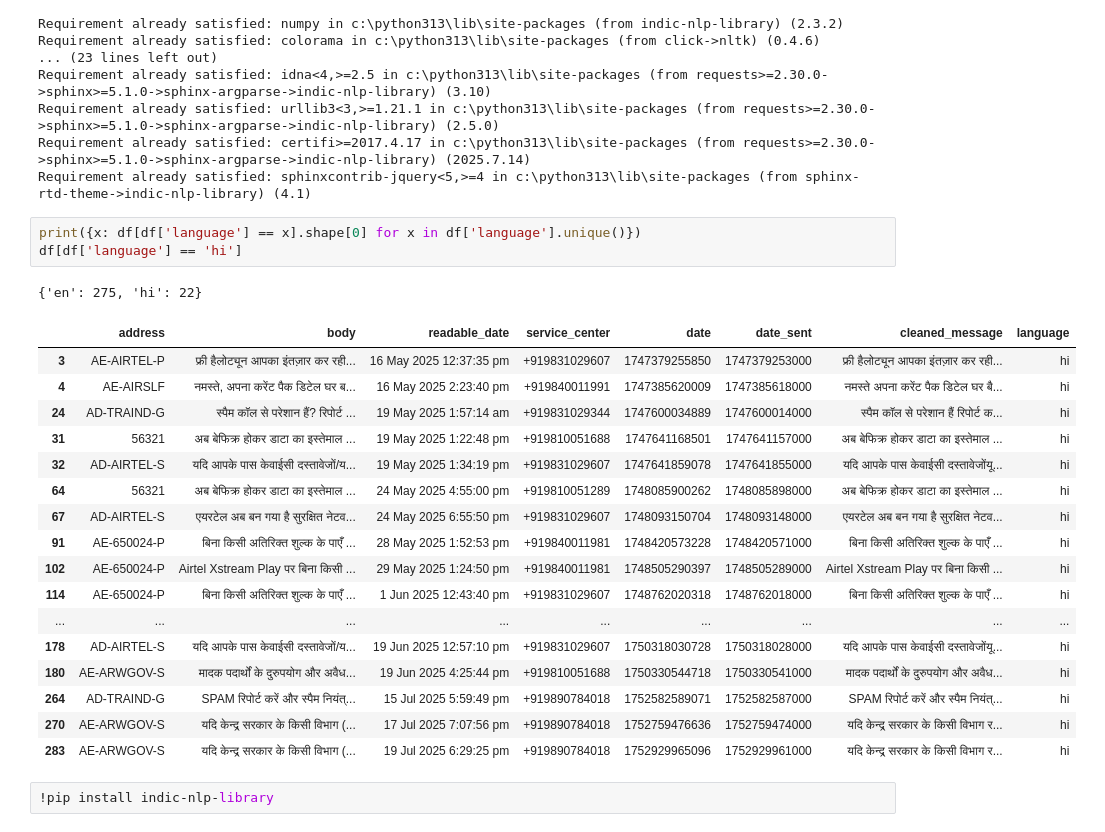
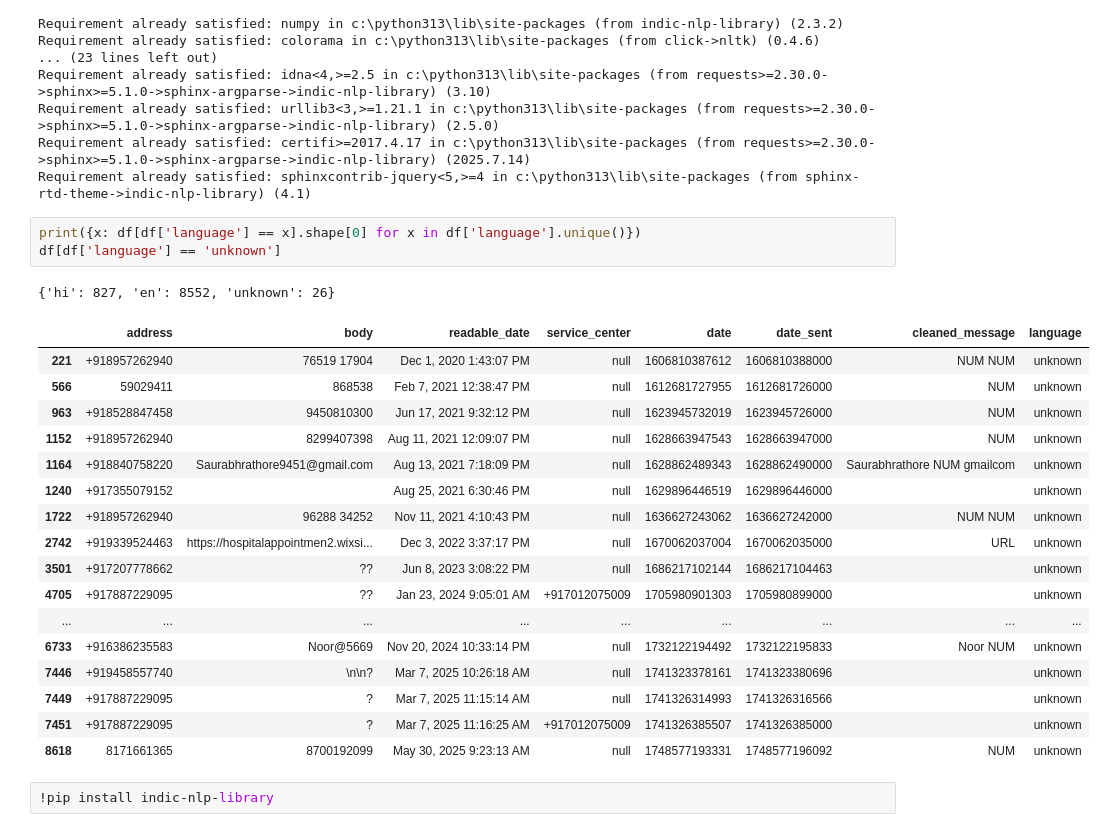
Before and after one commit to mhsuhail00/Filtrix, a Jupyter notebook: Progress.ipynb, the cells around one changed output. Saved outputs shown, nothing was run; the diff lists cells and outputs as text.

```diff
--- a/Progress.ipynb
+++ b/Progress.ipynb
@@ -149,26 +132,26 @@ Requirement already satisfied: certifi>=2017.4.17 in c:\python313\lib\site-packa
 Requirement already satisfied: sphinxcontrib-jquery<5,>=4 in c:\python313\lib\site-packages (from sphinx-rtd-theme->indic-nlp-library) (4.1)
 # %%
 print({x: df[df['language'] == x].shape[0] for x in df['language'].unique()})
-df[df['language'] == 'hi']
+df[df['language'] == 'unknown']
 # %% [output]
-{'en': 275, 'hi': 22}
+{'hi': 827, 'en': 8552, 'unknown': 26}
 |  | address | body | readable_date | service_center | date | date_sent | cleaned_message | language |
-| 3 | AE-AIRTEL-P | फ्री हैलोट्यून आपका इंतज़ार कर रही... | 16 May 2025 12:37:35 pm | +919831029607 | 1747379255850 | 1747379253000 | फ्री हैलोट्यून आपका इंतज़ार कर रही... | hi |
-| 4 | AE-AIRSLF | नमस्ते, अपना करेंट पैक डिटेल घर ब... | 16 May 2025 2:23:40 pm | +919840011991 | 1747385620009 | 1747385618000 | नमस्ते अपना करेंट पैक डिटेल घर बै... | hi |
-| 24 | AD-TRAIND-G | स्पैम कॉल से परेशान हैं? रिपोर्ट ... | 19 May 2025 1:57:14 am | +919831029344 | 1747600034889 | 1747600014000 | स्पैम कॉल से परेशान हैं रिपोर्ट क... | hi |
-| 31 | 56321 | अब बेफिक्र होकर डाटा का इस्तेमाल ... | 19 May 2025 1:22:48 pm | +919810051688 | 1747641168501 | 1747641157000 | अब बेफिक्र होकर डाटा का इस्तेमाल ... | hi |
-| 32 | AD-AIRTEL-S | यदि आपके पास केवाईसी दस्तावेजों/य... | 19 May 2025 1:34:19 pm | +919831029607 | 1747641859078 | 1747641855000 | यदि आपके पास केवाईसी दस्तावेजोंयू... | hi |
-| 64 | 56321 | अब बेफिक्र होकर डाटा का इस्तेमाल ... | 24 May 2025 4:55:00 pm | +919810051289 | 1748085900262 | 1748085898000 | अब बेफिक्र होकर डाटा का इस्तेमाल ... | hi |
-| 67 | AD-AIRTEL-S | एयरटेल अब बन गया है सुरक्षित नेटव... | 24 May 2025 6:55:50 pm | +919831029607 | 1748093150704 | 1748093148000 | एयरटेल अब बन गया है सुरक्षित नेटव... | hi |
-| 91 | AE-650024-P | बिना किसी अतिरिक्त शुल्क के पाएँ ... | 28 May 2025 1:52:53 pm | +919840011981 | 1748420573228 | 1748420571000 | बिना किसी अतिरिक्त शुल्क के पाएँ ... | hi |
-| 102 | AE-650024-P | Airtel Xstream Play पर बिना किसी ... | 29 May 2025 1:24:50 pm | +919840011981 | 1748505290397 | 1748505289000 | Airtel Xstream Play पर बिना किसी ... | hi |
-| 114 | AE-650024-P | बिना किसी अतिरिक्त शुल्क के पाएँ ... | 1 Jun 2025 12:43:40 pm | +919831029607 | 1748762020318 | 1748762018000 | बिना किसी अतिरिक्त शुल्क के पाएँ ... | hi |
+| 221 | +918957262940 | 76519 17904 | Dec 1, 2020 1:43:07 PM | null | 1606810387612 | 1606810388000 | NUM NUM | unknown |
+| 566 | 59029411 | 868538 | Feb 7, 2021 12:38:47 PM | null | 1612681727955 | 1612681726000 | NUM | unknown |
+| 963 | +918528847458 | 9450810300 | Jun 17, 2021 9:32:12 PM | null | 1623945732019 | 1623945726000 | NUM | unknown |
+| 1152 | +918957262940 | 8299407398 | Aug 11, 2021 12:09:07 PM | null | 1628663947543 | 1628663947000 | NUM | unknown |
+| 1164 | +918840758220 | Saurabhrathore9451@gmail.com | Aug 13, 2021 7:18:09 PM | null | 1628862489343 | 1628862490000 | Saurabhrathore NUM gmailcom | unknown |
+| 1240 | +917355079152 |  | Aug 25, 2021 6:30:46 PM | null | 1629896446519 | 1629896446000 |  | unknown |
+| 1722 | +918957262940 | 96288 34252 | Nov 11, 2021 4:10:43 PM | null | 1636627243062 | 1636627242000 | NUM NUM | unknown |
+| 2742 | +919339524463 | https://hospitalappointmen2.wixsi... | Dec 3, 2022 3:37:17 PM | null | 1670062037004 | 1670062035000 | URL | unknown |
+| 3501 | +917207778662 | ?? | Jun 8, 2023 3:08:22 PM | null | 1686217102144 | 1686217104463 |  | unknown |
+| 4705 | +917887229095 | ?? | Jan 23, 2024 9:05:01 AM | +917012075009 | 1705980901303 | 1705980899000 |  | unknown |
 | ... | ... | ... | ... | ... | ... | ... | ... | ... |
-| 178 | AD-AIRTEL-S | यदि आपके पास केवाईसी दस्तावेजों/य... | 19 Jun 2025 12:57:10 pm | +919831029607 | 1750318030728 | 1750318028000 | यदि आपके पास केवाईसी दस्तावेजोंयू... | hi |
-| 180 | AE-ARWGOV-S | मादक पदार्थों के दुरुपयोग और अवैध... | 19 Jun 2025 4:25:44 pm | +919810051688 | 1750330544718 | 1750330541000 | मादक पदार्थों के दुरुपयोग और अवैध... | hi |
-| 264 | AD-TRAIND-G | SPAM रिपोर्ट करें और स्पैम नियंत्... | 15 Jul 2025 5:59:49 pm | +919890784018 | 1752582589071 | 1752582587000 | SPAM रिपोर्ट करें और स्पैम नियंत्... | hi |
-| 270 | AE-ARWGOV-S | यदि केन्द्र सरकार के किसी विभाग (... | 17 Jul 2025 7:07:56 pm | +919890784018 | 1752759476636 | 1752759474000 | यदि केन्द्र सरकार के किसी विभाग र... | hi |
-| 283 | AE-ARWGOV-S | यदि केन्द्र सरकार के किसी विभाग (... | 19 Jul 2025 6:29:25 pm | +919890784018 | 1752929965096 | 1752929961000 | यदि केन्द्र सरकार के किसी विभाग र... | hi |
+| 6733 | +916386235583 | Noor@5669 | Nov 20, 2024 10:33:14 PM | null | 1732122194492 | 1732122195833 | Noor NUM | unknown |
+| 7446 | +919458557740 | \n\n? | Mar 7, 2025 10:26:18 AM | null | 1741323378161 | 1741323380696 |  | unknown |
+| 7449 | +917887229095 | ? | Mar 7, 2025 11:15:14 AM | null | 1741326314993 | 1741326316566 |  | unknown |
+| 7451 | +917887229095 | ? | Mar 7, 2025 11:16:25 AM | +917012075009 | 1741326385507 | 1741326385000 |  | unknown |
+| 8618 | 8171661365 | 8700192099 | May 30, 2025 9:23:13 AM | null | 1748577193331 | 1748577196092 | NUM | unknown |
 # %%
 !pip install indic-nlp-library
 # %% [output]
```
Also changed, not shown: parts of 9 cells of this notebook, 6 other files.
